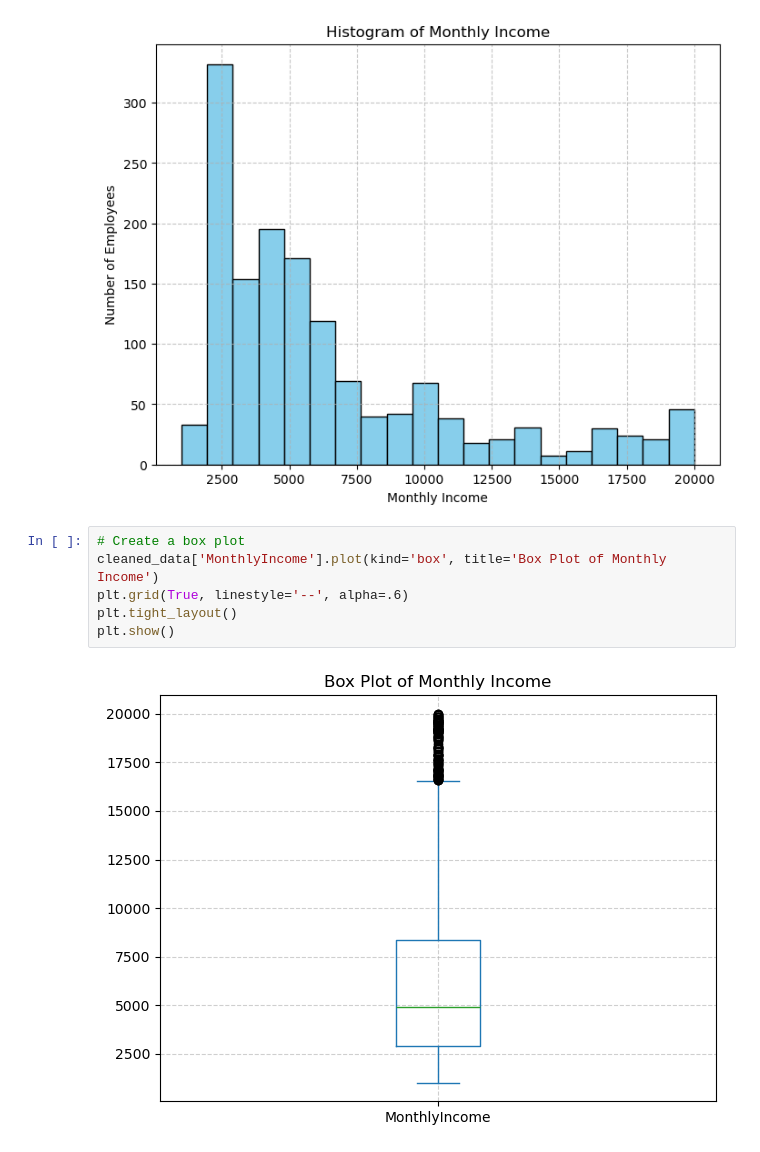
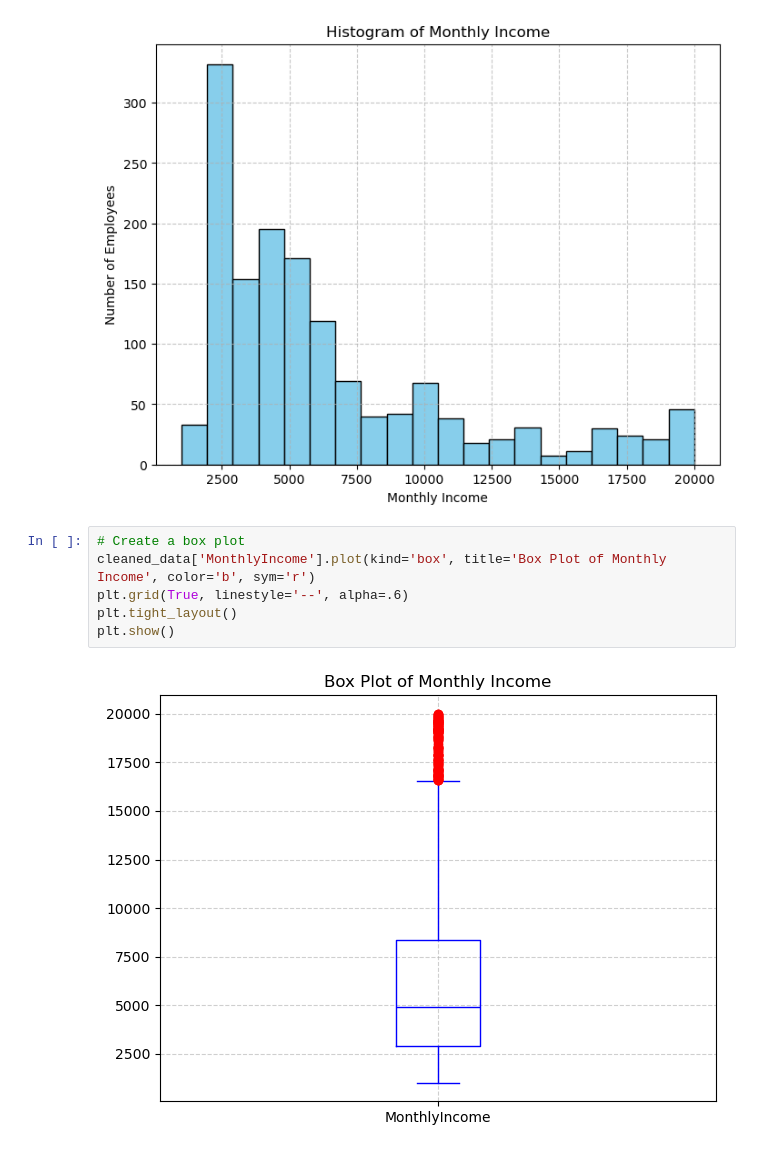
Before and after one commit to Amer4r/group-project-1, a Jupyter notebook: monthly_income_and_attrition.ipynb, the cells around one changed output. Saved outputs shown, nothing was run; the diff lists cells and outputs as text.

Commit message:
update the charts

```diff
--- a/monthly_income_and_attrition.ipynb
+++ b/monthly_income_and_attrition.ipynb
@@ -182,9 +196,9 @@ plt.show()
 [figure]
 # %%
 # Create a box plot
-cleaned_data['MonthlyIncome'].plot(kind='box', title='Box Plot of Monthly Income')
+cleaned_data['MonthlyIncome'].plot(kind='box', title='Box Plot of Monthly Income', color='b', sym='r')
 plt.grid(True, linestyle='--', alpha=.6)
 plt.tight_layout()
 plt.show()
 # %% [output]
-[figure, old version]
+[figure, new version]
```
Also changed, not shown: parts of 7 cells of this notebook.
